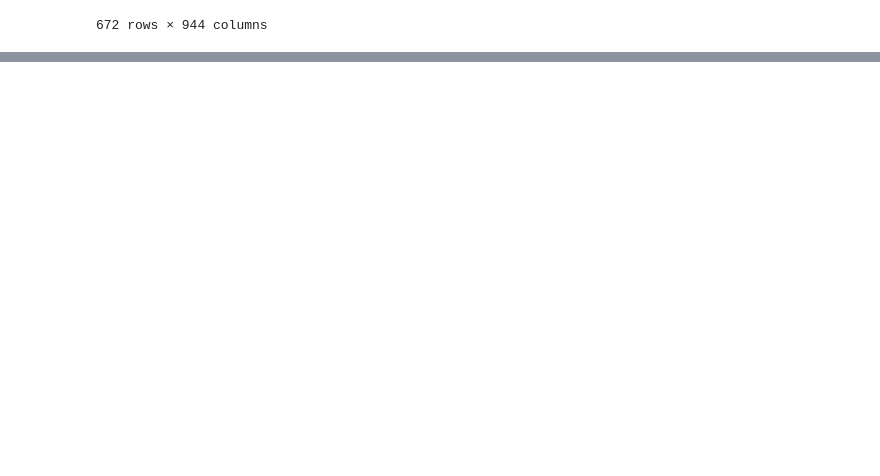
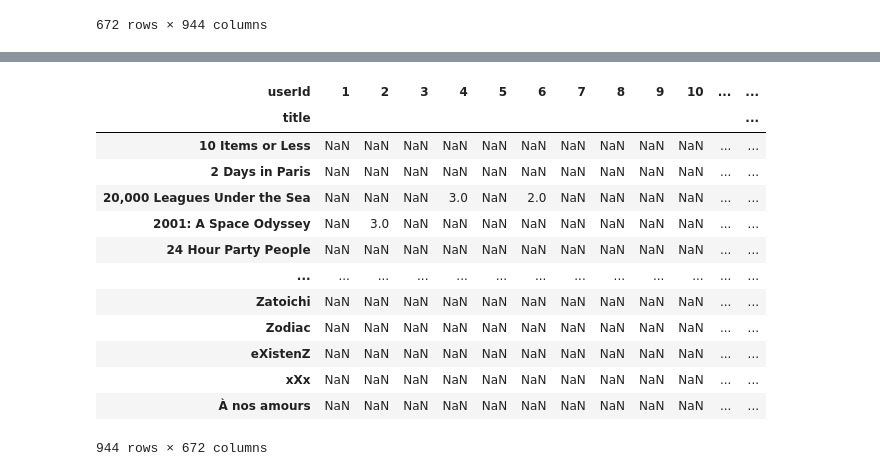
Before and after one commit to seong10/yh-seo10, a Jupyter notebook: project/movie/movie_test2.ipynb, the cells around one changed output, grey strips where cells are left out. Saved outputs shown, nothing was run; the diff lists cells and outputs as text; code cells hidden in the pictures; blank space fills up the shorter version.

```diff
--- a/project/movie/movie_test2.ipynb
+++ b/project/movie/movie_test2.ipynb
@@ -570,0 +716,3 @@ df.loc[ df['userId'] == 999 , ]
+# %%
+# df2 를 df_user 로 바꿈
+df_user = pd.read_csv('data/df_user.csv', usecols= [1, 2, 3])
@@ -570,0 +848,19 @@ df.loc[ df['userId'] == 999 , ]
+# %%
+df_user_pivot2 = df_user.pivot_table(values='rating', index='title', columns= 'userId')
+# %%
+df_user_pivot2
+# %% [output]
+| userId | 1 | 2 | 3 | 4 | 5 | 6 | 7 | 8 | 9 | 10 | ... | ... |
+| title |  |  |  |  |  |  |  |  |  |  |  | ... |
+| 10 Items or Less | NaN | NaN | NaN | NaN | NaN | NaN | NaN | NaN | NaN | NaN | ... | ... |
+| 2 Days in Paris | NaN | NaN | NaN | NaN | NaN | NaN | NaN | NaN | NaN | NaN | ... | ... |
+| 20,000 Leagues Under the Sea | NaN | NaN | NaN | 3.0 | NaN | 2.0 | NaN | NaN | NaN | NaN | ... | ... |
+| 2001: A Space Odyssey | NaN | 3.0 | NaN | NaN | NaN | NaN | NaN | NaN | NaN | NaN | ... | ... |
+| 24 Hour Party People | NaN | NaN | NaN | NaN | NaN | NaN | NaN | NaN | NaN | NaN | ... | ... |
+| ... | ... | ... | ... | ... | ... | ... | ... | ... | ... | ... | ... | ... |
+| Zatoichi | NaN | NaN | NaN | NaN | NaN | NaN | NaN | NaN | NaN | NaN | ... | ... |
+| Zodiac | NaN | NaN | NaN | NaN | NaN | NaN | NaN | NaN | NaN | NaN | ... | ... |
+| eXistenZ | NaN | NaN | NaN | NaN | NaN | NaN | NaN | NaN | NaN | NaN | ... | ... |
+| xXx | NaN | NaN | NaN | NaN | NaN | NaN | NaN | NaN | NaN | NaN | ... | ... |
+| À nos amours | NaN | NaN | NaN | NaN | NaN | NaN | NaN | NaN | NaN | NaN | ... | ... |
+944 rows × 672 columns
```
Also changed, not shown: parts of 86 cells of this notebook, 16 other files.
